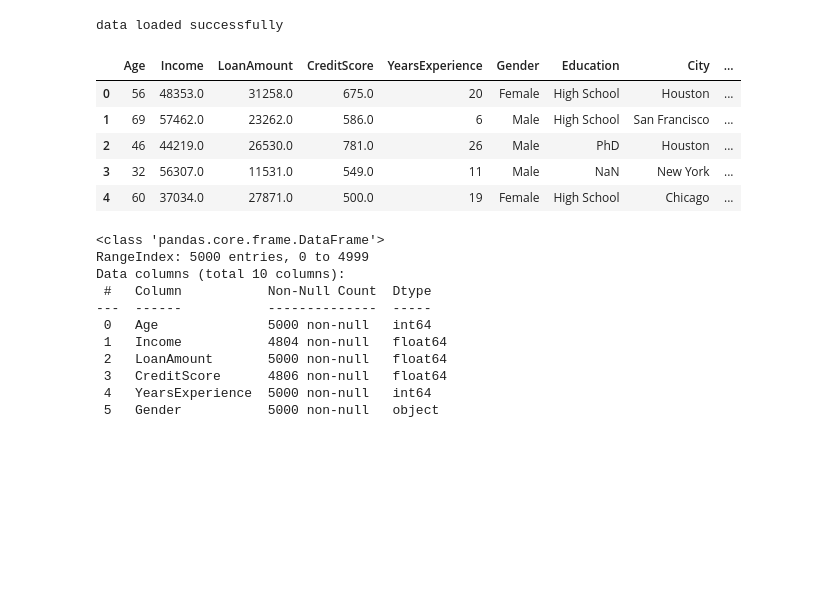
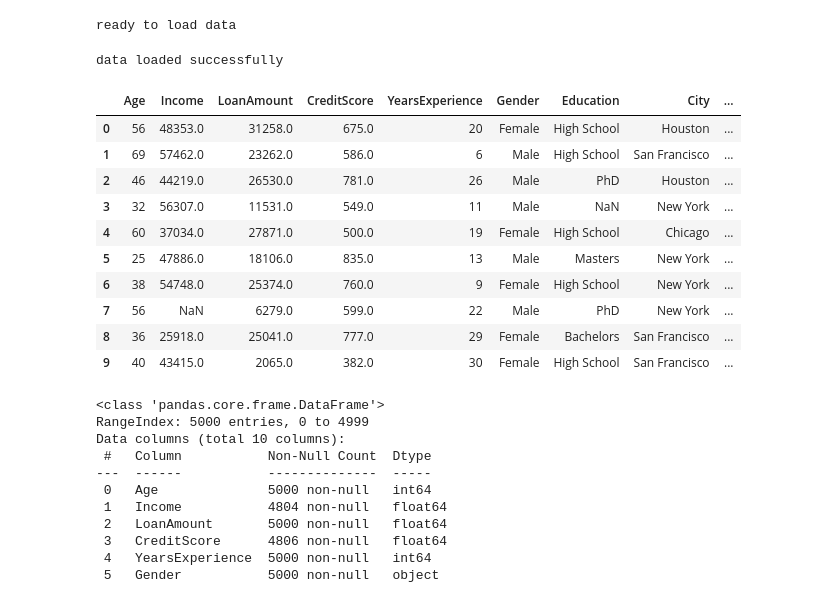
Before and after one commit to Akakiusz/machine-learning-algorithms, a Jupyter notebook: Nootebooks/01_loan_predictions.ipynb, the cells around one changed output. Cells and saved outputs as stored; diff of their text form; code cells hidden in the pictures; blank space fills up the shorter version.

```diff
--- a/Nootebooks/01_loan_predictions.ipynb
+++ b/Nootebooks/01_loan_predictions.ipynb
@@ -12,3 +6,15 @@ ready to load data
+# %%
+
+# Library imports
+import pandas as pd
+from sklearn.preprocessing import MinMaxScaler
+import matplotlib.pyplot as plt
+from sklearn.cluster import KMeans
+from sklearn.metrics import silhouette_score
+
+print("ready to load data")
+# %% [output]
+ready to load data
 # %%
 # Loading the data
 data = pd.read_csv("../CSV data/loan_risk_prediction_dataset.csv")
@@ -17,14 +23,19 @@ print("data loaded successfully")
 data loaded successfully
 # %%
 # head of the data
-data.head(5)
+data.head(10)
 # %% [output]
 |  | Age | Income | LoanAmount | CreditScore | YearsExperience | Gender | Education | City | ... |
 | 0 | 56 | 48353.0 | 31258.0 | 675.0 | 20 | Female | High School | Houston | ... |
 | 1 | 69 | 57462.0 | 23262.0 | 586.0 | 6 | Male | High School | San Francisco | ... |
 | 2 | 46 | 44219.0 | 26530.0 | 781.0 | 26 | Male | PhD | Houston | ... |
 | 3 | 32 | 56307.0 | 11531.0 | 549.0 | 11 | Male | NaN | New York | ... |
 | 4 | 60 | 37034.0 | 27871.0 | 500.0 | 19 | Female | High School | Chicago | ... |
+| 5 | 25 | 47886.0 | 18106.0 | 835.0 | 13 | Male | Masters | New York | ... |
+| 6 | 38 | 54748.0 | 25374.0 | 760.0 | 9 | Female | High School | New York | ... |
+| 7 | 56 | NaN | 6279.0 | 599.0 | 22 | Male | PhD | New York | ... |
+| 8 | 36 | 25918.0 | 25041.0 | 777.0 | 29 | Female | Bachelors | San Francisco | ... |
+| 9 | 40 | 43415.0 | 2065.0 | 382.0 | 30 | Female | High School | San Francisco | ... |
 # %%
 # quality check
 data.info()
```
Also changed, not shown: parts of 2 cells of this notebook.
